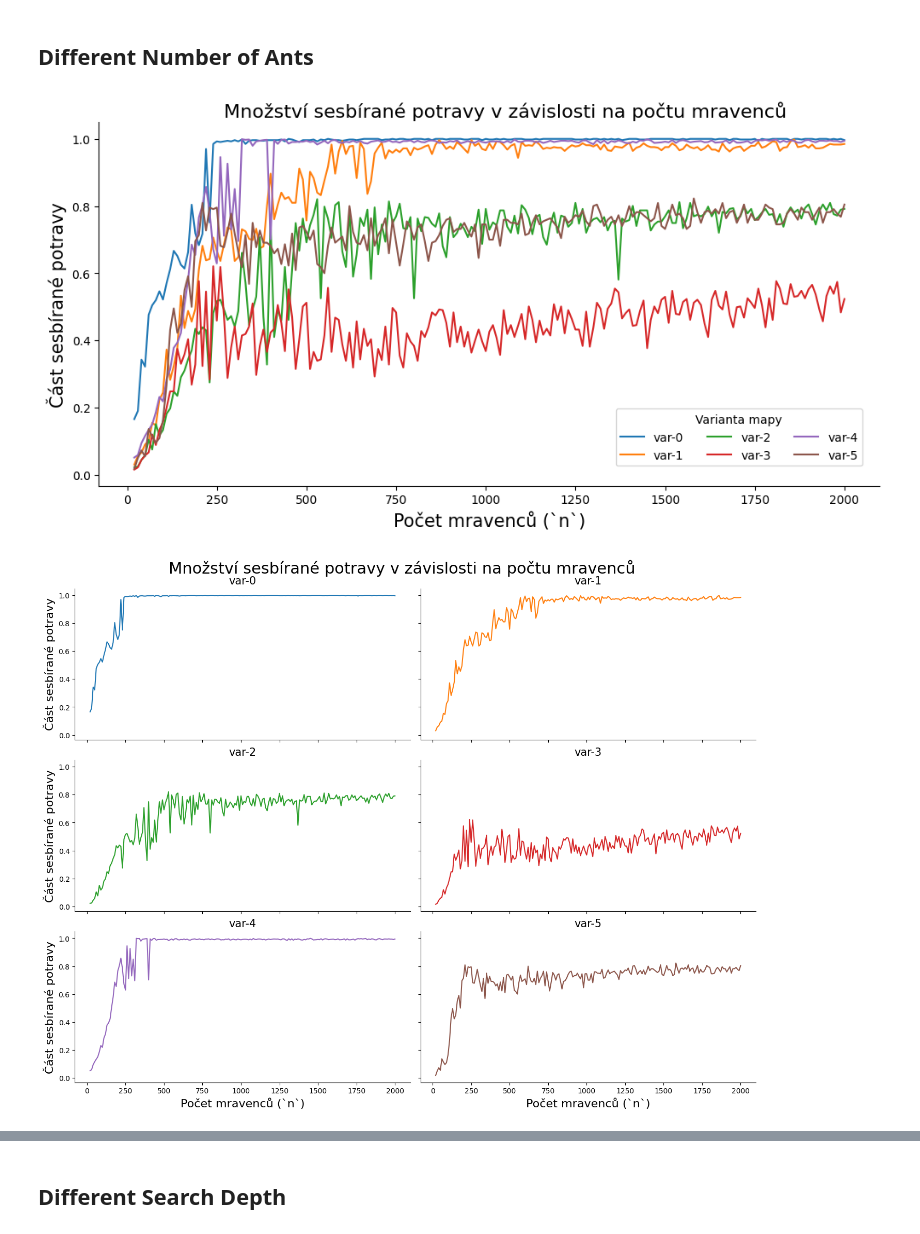
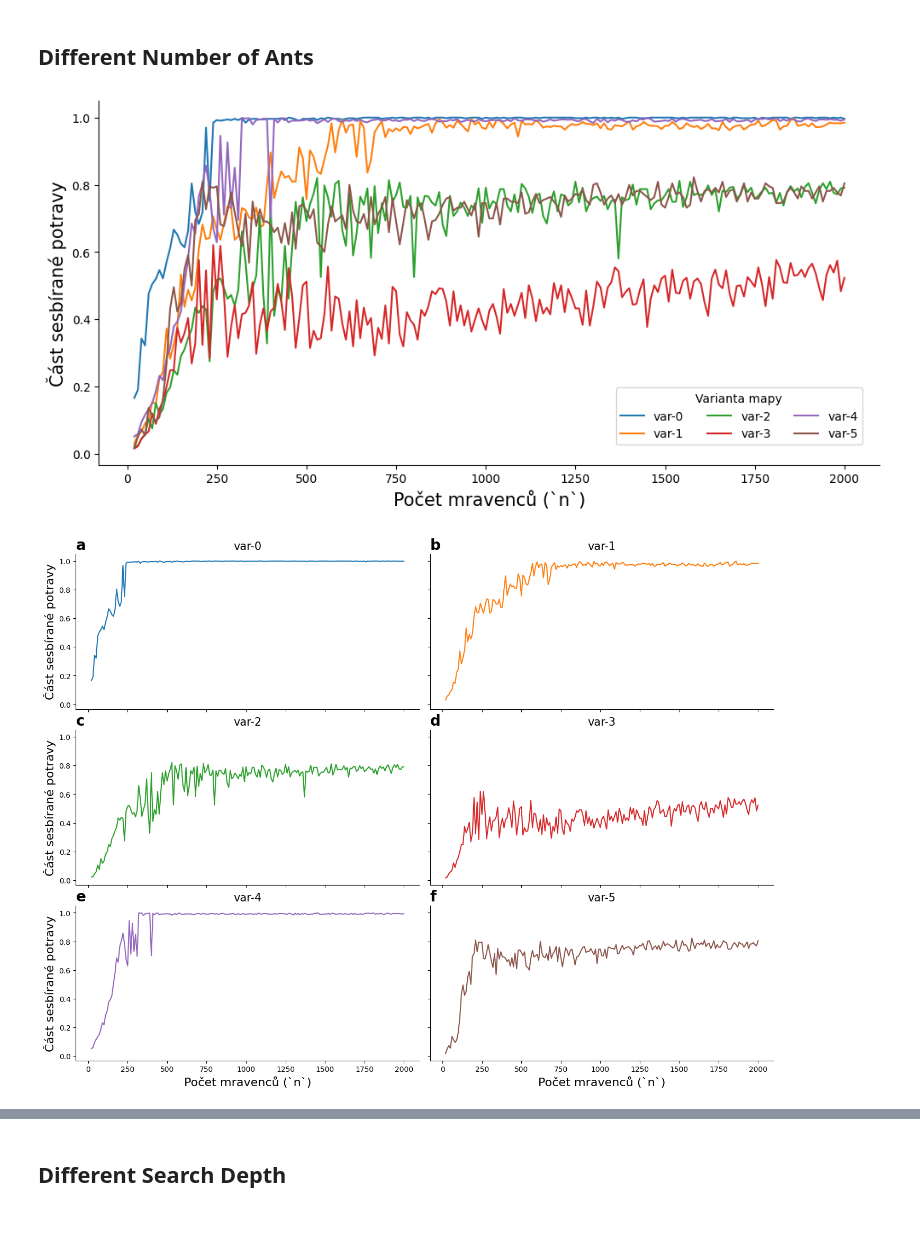
Before and after one commit to dbeinhauer/ant_colony_model, a Jupyter notebook: plot_creator.ipynb, the cells around one changed output, grey strips where cells are left out. Drawn from its saved outputs; the diff is of its cells as text; code cells hidden in the pictures.

```diff
--- a/plot_creator.ipynb
+++ b/plot_creator.ipynb
@@ -320,32 +318,32 @@ ants_data = experiment_data[experiment_data.task_type == "ants"]
 # %%
 # sns.set(font_scale=1.005)
 
 g = sns.relplot(
     data=ants_data,
     x="variable_size",
     y="food_percentage",
     hue="map_variant",
     kind="line",
     aspect=2,
 )
 
-g.fig.suptitle("Množství sesbírané potravy v závislosti na počtu mravenců", fontsize=16, y=1.02)
+# g.fig.suptitle("Množství sesbírané potravy v závislosti na počtu mravenců", fontsize=16, y=1.02)
 g.set_xlabels("Počet mravenců (`n`)", fontsize=15)
 g.set_ylabels("Část sesbírané potravy", fontsize=15)
 g._legend.set_title("Varianta mapy")
 # sns.move_legend(g, "lower right")
 
 sns.move_legend(
     g, "lower center",
     bbox_to_anchor=(.75, .15), ncol=3, title='Varianta mapy', frameon=True,
 )
 
 
 # plt.legend(loc='lower right', title='Varianta mapy')
 
-# plt.savefig('template1/images/num_ants_variants_together.pdf', bbox_inches='tight')
+plt.savefig('template1/images/num_ants_variants_together.pdf', bbox_inches='tight')
 # %% [output]
-[figure, old version]
+[figure, new version]
 # %%
 g = sns.relplot(
     data=ants_data,
@@ -360,19 +358,25 @@ g = sns.relplot(
     legend=False,
 )
 
+subplot_labels = ["a", "b", "c", "d", "e", "f"]
+
+for ax, label in zip(g.axes.flat, subplot_labels):
+    ax.set_title(label, fontsize=20, fontweight='bold', loc="left")
+
+
 g.set_xlabels("Počet mravenců (`n`)", fontsize=16)
 g.set_ylabels("Část sesbírané potravy", fontsize=16)
 
 # Change the supertitle
-g.fig.suptitle("Množství sesbírané potravy v závislosti na počtu mravenců", fontsize=22, y=1.02)
+# g.fig.suptitle("Množství sesbírané potravy v závislosti na počtu mravenců", fontsize=22, y=1.02)
 
-# Set each title of the subplots to map_variant value
+# # Set each title of the subplots to map_variant value
 for ax, title in zip(g.axes.flat, ants_data["map_variant"].unique()):
     ax.set_title(title, fontsize=15)
 
-# plt.savefig('template1/images/num_ants_variants_separated.pdf', bbox_inches='tight')
+plt.savefig('template1/images/num_ants_variants_separated.pdf', bbox_inches='tight')
 # %% [output]
-[figure, old version]
+[figure, new version]
 # %%
 # sns.relplot(
 #     data=ants_data[ants_data.variable_size < 500],
```
Also changed, not shown: parts of 8 cells of this notebook, 20 other files.
